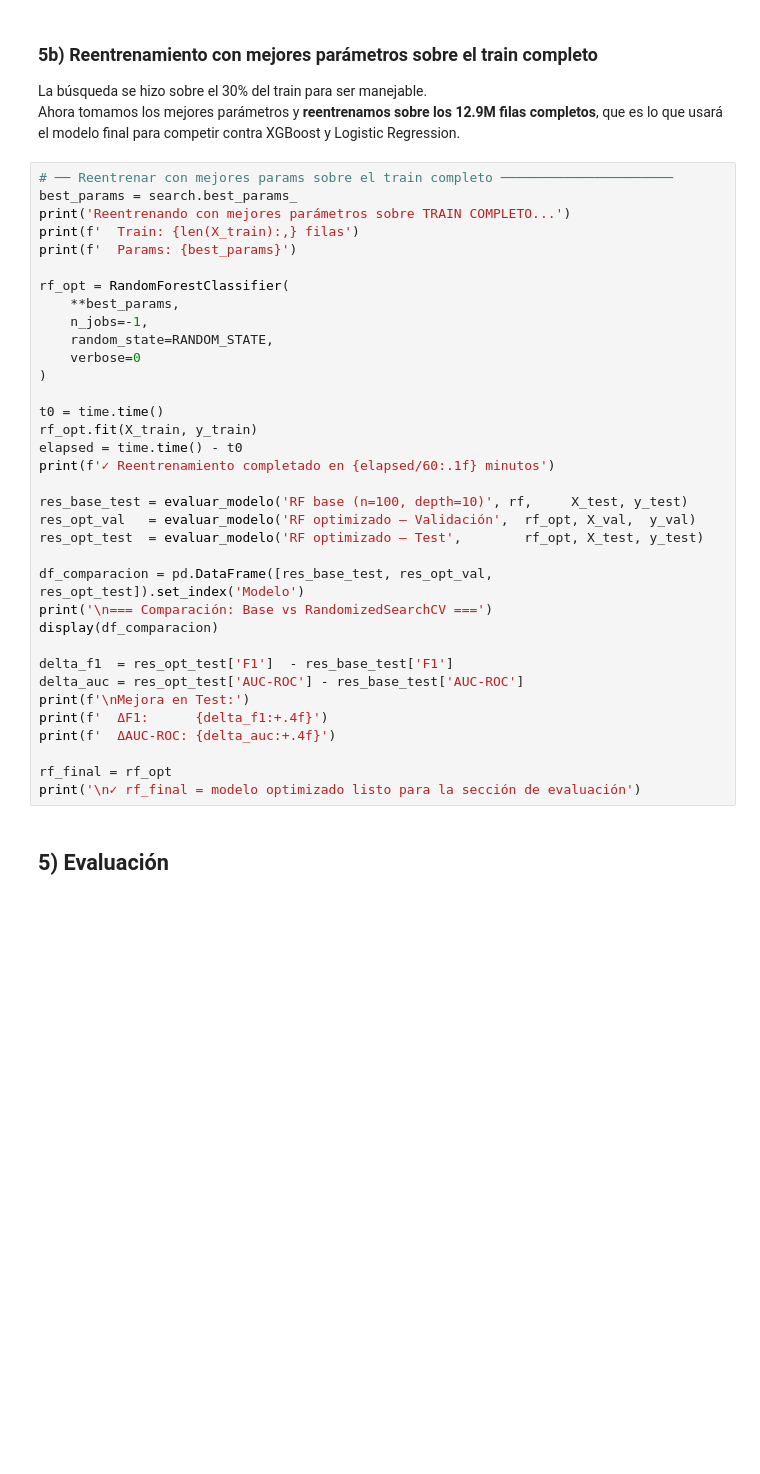
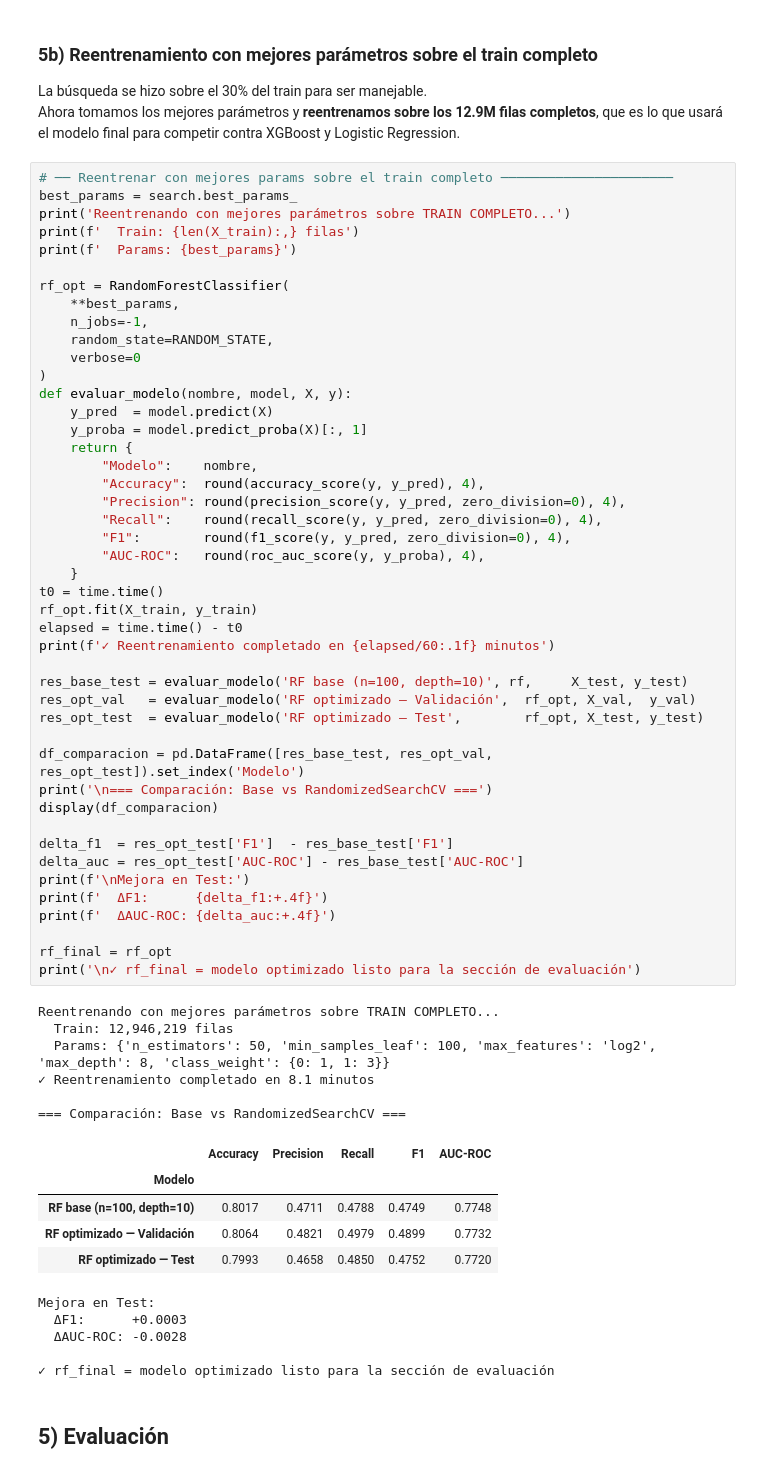
Before and after one commit to UCM-GIDIA-PD1/c2526-R5, a Jupyter notebook: src/models/modelos_alertas/tecnica_RandomForest.ipynb, the cells around one changed output. Drawn from its saved outputs; the diff is of its cells as text; blank space fills up the shorter version.

```diff
--- a/src/models/modelos_alertas/tecnica_RandomForest.ipynb
+++ b/src/models/modelos_alertas/tecnica_RandomForest.ipynb
@@ -313,34 +404,61 @@ print('Reentrenando con mejores parámetros sobre TRAIN COMPLETO...')
 print(f'  Train: {len(X_train):,} filas')
 print(f'  Params: {best_params}')
 
 rf_opt = RandomForestClassifier(
     **best_params,
     n_jobs=-1,
     random_state=RANDOM_STATE,
     verbose=0
 )
-
+def evaluar_modelo(nombre, model, X, y):
+    y_pred  = model.predict(X)
+    y_proba = model.predict_proba(X)[:, 1]
+    return {
+        "Modelo":    nombre,
+        "Accuracy":  round(accuracy_score(y, y_pred), 4),
+        "Precision": round(precision_score(y, y_pred, zero_division=0), 4),
+        "Recall":    round(recall_score(y, y_pred, zero_division=0), 4),
+        "F1":        round(f1_score(y, y_pred, zero_division=0), 4),
+        "AUC-ROC":   round(roc_auc_score(y, y_proba), 4),
+    }
 t0 = time.time()
 rf_opt.fit(X_train, y_train)
 elapsed = time.time() - t0
 print(f'✓ Reentrenamiento completado en {elapsed/60:.1f} minutos')
 
 res_base_test = evaluar_modelo('RF base (n=100, depth=10)', rf,     X_test, y_test)
 res_opt_val   = evaluar_modelo('RF optimizado — Validación',  rf_opt, X_val,  y_val)
 res_opt_test  = evaluar_modelo('RF optimizado — Test',        rf_opt, X_test, y_test)
 
 df_comparacion = pd.DataFrame([res_base_test, res_opt_val, res_opt_test]).set_index('Modelo')
 print('\n=== Comparación: Base vs RandomizedSearchCV ===')
 display(df_comparacion)
 
 delta_f1  = res_opt_test['F1']  - res_base_test['F1']
 delta_auc = res_opt_test['AUC-ROC'] - res_base_test['AUC-ROC']
 print(f'\nMejora en Test:')
 print(f'  ΔF1:      {delta_f1:+.4f}')
 print(f'  ΔAUC-ROC: {delta_auc:+.4f}')
 
 rf_final = rf_opt
 print('\n✓ rf_final = modelo optimizado listo para la sección de evaluación')
+# %% [output]
+Reentrenando con mejores parámetros sobre TRAIN COMPLETO...
+  Train: 12,946,219 filas
+  Params: {'n_estimators': 50, 'min_samples_leaf': 100, 'max_features': 'log2', 'max_depth': 8, 'class_weight': {0: 1, 1: 3}}
+✓ Reentrenamiento completado en 8.1 minutos
+
+=== Comparación: Base vs RandomizedSearchCV ===
+|  | Accuracy | Precision | Recall | F1 | AUC-ROC |
+| Modelo |  |  |  |  |  |
+| RF base (n=100, depth=10) | 0.8017 | 0.4711 | 0.4788 | 0.4749 | 0.7748 |
+| RF optimizado — Validación | 0.8064 | 0.4821 | 0.4979 | 0.4899 | 0.7732 |
+| RF optimizado — Test | 0.7993 | 0.4658 | 0.4850 | 0.4752 | 0.7720 |
+Mejora en Test:
+  ΔF1:      +0.0003
+  ΔAUC-ROC: -0.0028
+
+✓ rf_final = modelo optimizado listo para la sección de evaluación
 # %% [markdown]
 ## 5) Evaluación
 # %%
```
Also changed, not shown: parts of 9 cells of this notebook.
